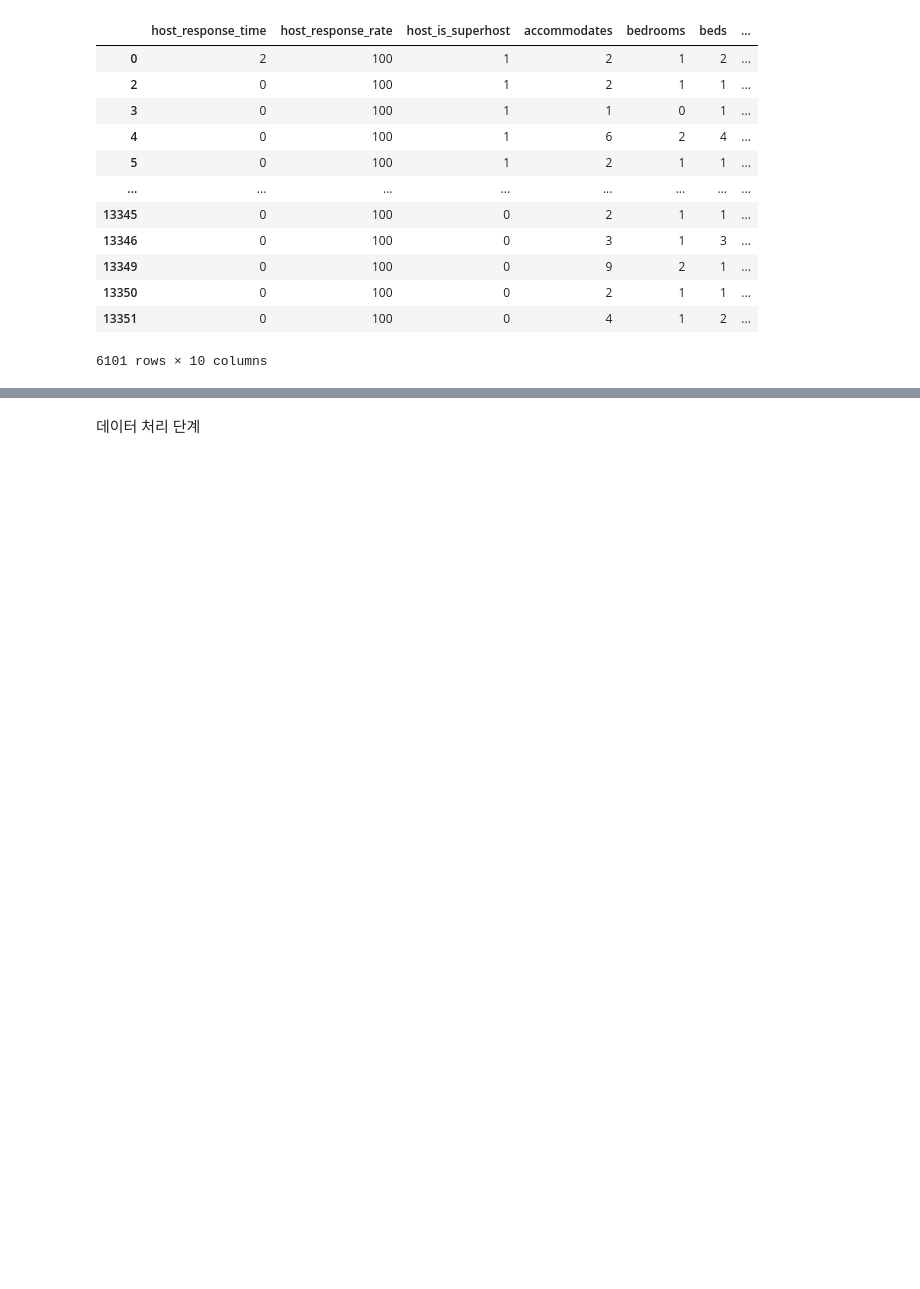
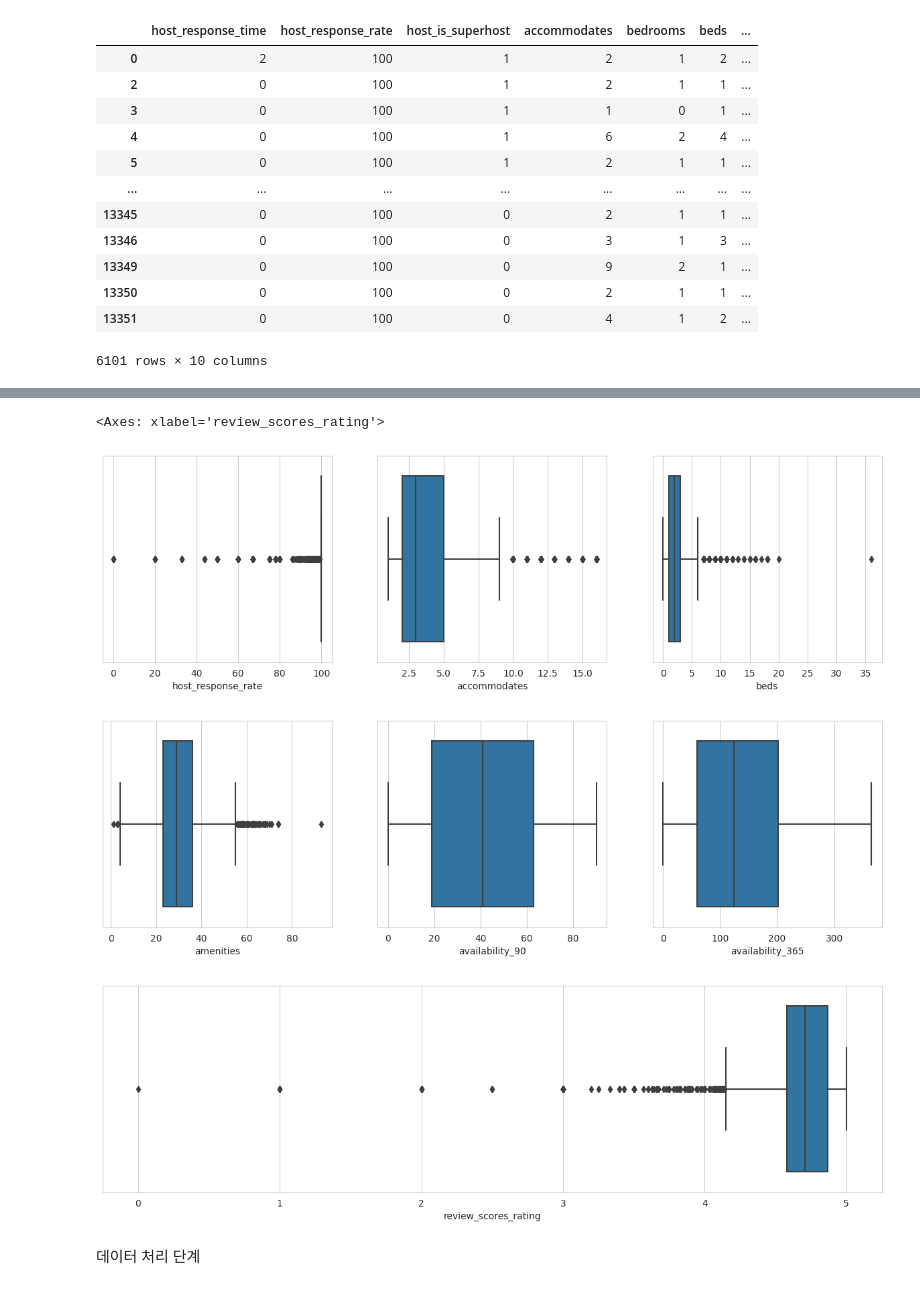
Before and after one commit to rainnn99/-DataAnalysis_Airbnb, a Jupyter notebook: DataAnalysis_Airbnb.ipynb, the cells around one changed output, grey strips where cells are left out. Saved outputs shown, nothing was run; the diff lists cells and outputs as text; code cells hidden in the pictures; blank space fills up the shorter version.

```diff
--- a/DataAnalysis_Airbnb.ipynb
+++ b/DataAnalysis_Airbnb.ipynb
@@ -312,0 +356,5 @@ Length: 24, dtype: object
+# %%
+#리뷰 총점은 아래 리뷰값들의 평균이기 때문에 타 구간변수와의 비교를 위해 리뷰에 넣지 않고, 이 df에서 작업
+cols = ['host_response_rate', 'accommodates','beds','amenities','availability_90','availability_365', 'review_scores_rating']
+df_section = df[cols]
+df_section.head(3)
@@ -313,2 +399,24 @@ Length: 24, dtype: object
+# %%
+from matplotlib import pyplot as plt
+import seaborn as sns
+
+sns.set_style('whitegrid')
+fig, axes = plt.subplots(1,3,figsize=(15,4))
+sns.boxplot(ax=axes[0], x="host_response_rate", data=df_section)
+sns.boxplot(ax=axes[1], x="accommodates", data=df_section)
+sns.boxplot(ax=axes[2], x="beds", data=df_section)
+
+fig, axes = plt.subplots(1,3,figsize=(15,4))
+sns.boxplot(ax=axes[0], x="amenities", data=df_section)
+sns.boxplot(ax=axes[1], x="availability_90", data=df_section)
+sns.boxplot(ax=axes[2], x="availability_365", data=df_section)
+
+fig, axes = plt.subplots(1,1,figsize=(15,4))
+sns.boxplot(ax=axes, x="review_scores_rating", data=df_section)
+# %% [output]
+<Axes: xlabel='review_scores_rating'>
+[figure, added]
+[figure, added]
+[figure, added]
 # %% [markdown]
 데이터 처리 단계
```
Also changed, not shown: parts of 16 cells of this notebook.
